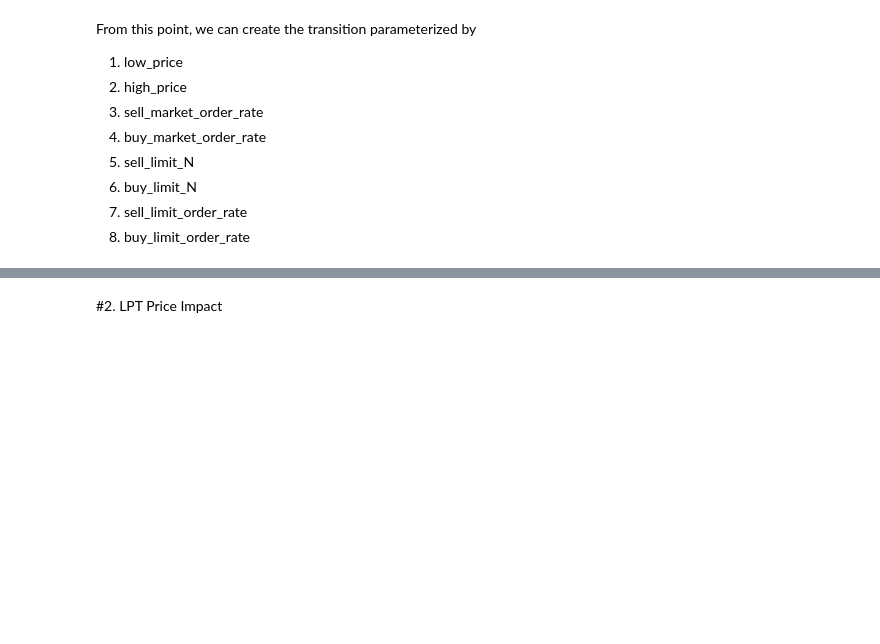
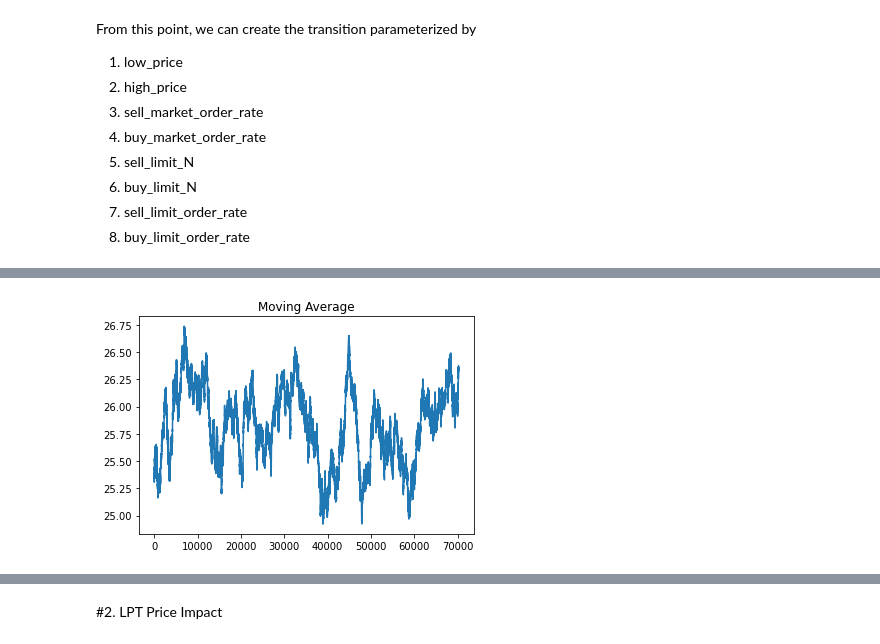
Before and after one commit to TikhonJelvis/RL-book, a Jupyter notebook: assignment 9/Assignment9.ipynb, the cells around one changed output, grey strips where cells are left out. Cells and saved outputs as stored; diff of their text form; code cells hidden in the pictures; blank space fills up the shorter version.

```diff
--- a/assignment 9/Assignment9.ipynb
+++ b/assignment 9/Assignment9.ipynb
@@ -250,0 +285,14 @@ Book.display_order_book()
+# %%
+window_size = 3000
+
+#Moving Average
+ma = np.convolve(Spreads, np.ones(window_size), 'valid') / window_size
+
+#Moving STD
+mstd = np.sqrt(np.convolve(np.square(Spreads), np.ones(window_size), 'valid') / window_size - np.square(ma))
+# %%
+plt.plot(ma)
+plt.title('Moving Average')
+plt.show()
+# %% [output]
+[figure, added]
```
Also changed, not shown: parts of 11 cells of this notebook, 2 other files.
